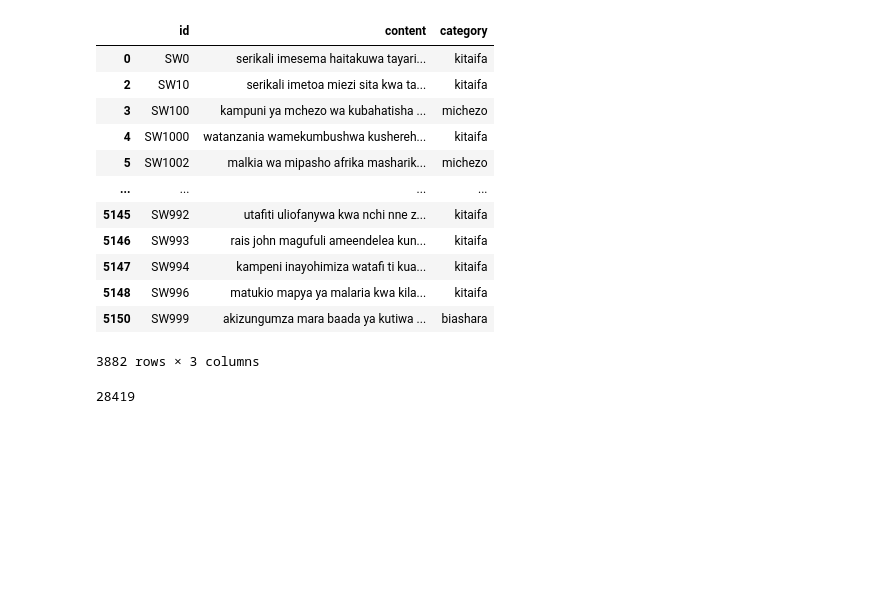
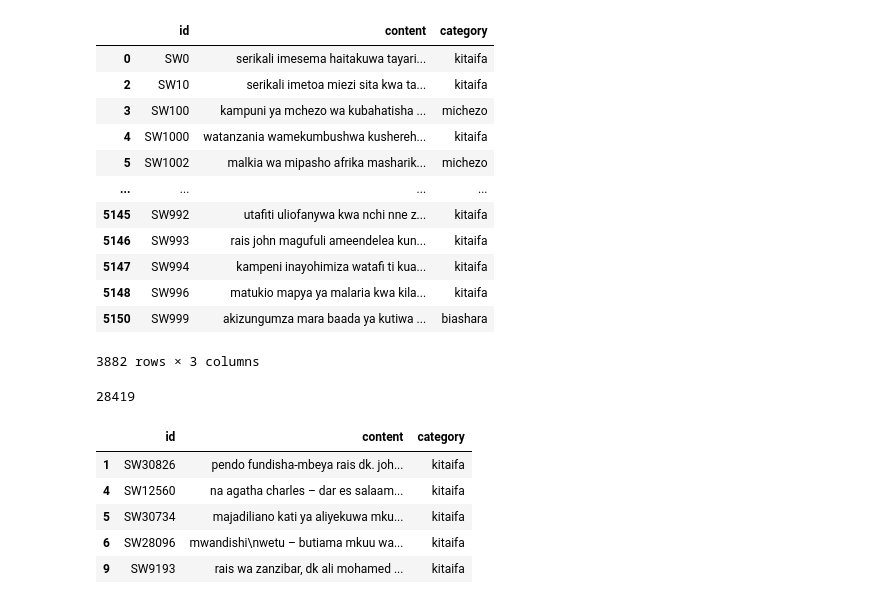
Before and after one commit to muchemicarol/ML4NLU_TermPaper, a Jupyter notebook: swahili_classification.ipynb, the cells around one changed output. Cells and saved outputs as stored; diff of their text form; code cells hidden in the pictures; blank space fills up the shorter version.

```diff
--- a/swahili_classification.ipynb
+++ b/swahili_classification.ipynb
@@ -196,3 +199,12 @@ merged_swahili_news = pd.concat([swahili_news, holdout_train])
 swahili_news.shape[0] + holdout_train.shape[0]
 # %% [output]
 28419
+# %%
+swahili_news[swahili_news["category"] == "kitaifa"].head()
+# %% [output]
+|  | id | content | category |
+| 1 | SW30826 | pendo fundisha-mbeya rais dk. joh... | kitaifa |
+| 4 | SW12560 | na agatha charles – dar es salaam... | kitaifa |
+| 5 | SW30734 | majadiliano kati ya aliyekuwa mku... | kitaifa |
+| 6 | SW28096 | mwandishi\nwetu – butiama mkuu wa... | kitaifa |
+| 9 | SW9193 | rais wa zanzibar, dk ali mohamed ... | kitaifa |
```
Also changed, not shown: parts of 17 cells of this notebook.
